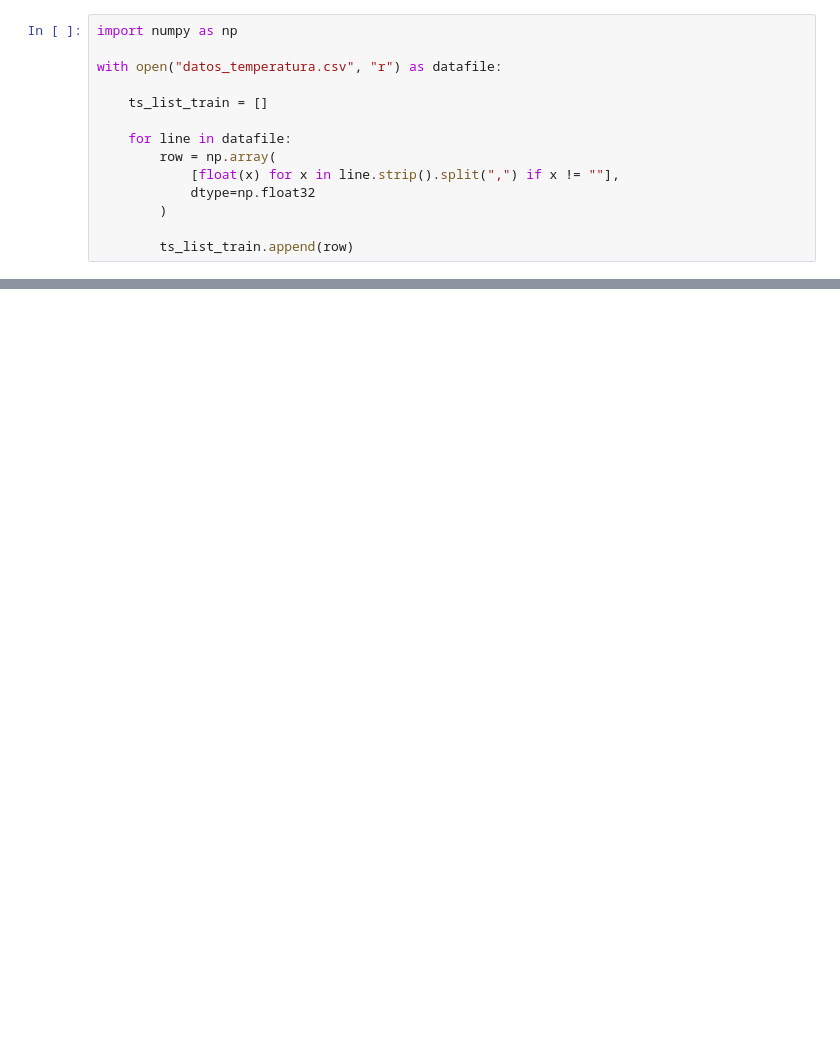
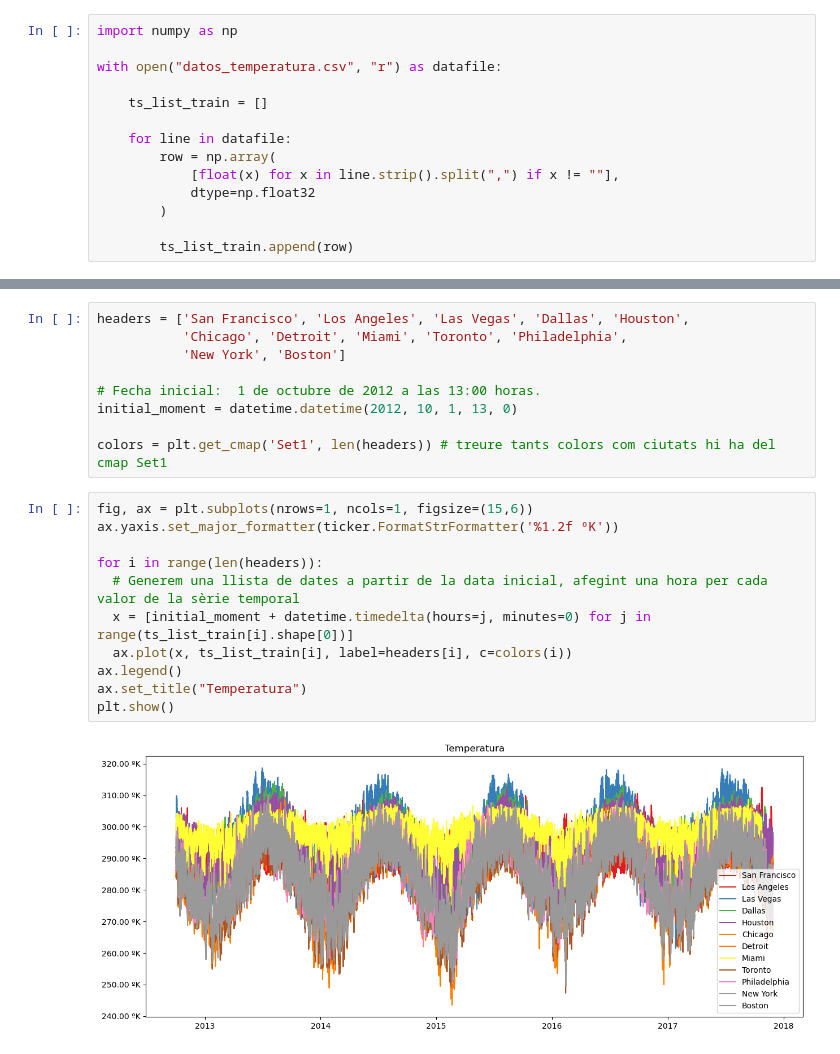
Before and after one commit to Triis98/DissenyIAvaluacioDeModels, a Jupyter notebook: apunts/documents/series_temporals/series_temporals.ipynb, the cells around one changed output, grey strips where cells are left out. Drawn from its saved outputs; the diff is of its cells as text; blank space fills up the shorter version.

Commit message:
series temporals

```diff
--- a/apunts/documents/series_temporals/series_temporals.ipynb
+++ b/apunts/documents/series_temporals/series_temporals.ipynb
@@ -41,0 +60,22 @@ En l'exemple anterior esten en format ample.
+# %%
+headers = ['San Francisco', 'Los Angeles', 'Las Vegas', 'Dallas', 'Houston',
+           'Chicago', 'Detroit', 'Miami', 'Toronto', 'Philadelphia',
+           'New York', 'Boston']
+
+# Fecha inicial:  1 de octubre de 2012 a las 13:00 horas.
+initial_moment = datetime.datetime(2012, 10, 1, 13, 0)
+
+colors = plt.get_cmap('Set1', len(headers)) # treure tants colors com ciutats hi ha del cmap Set1
+# %%
+fig, ax = plt.subplots(nrows=1, ncols=1, figsize=(15,6))
+ax.yaxis.set_major_formatter(ticker.FormatStrFormatter('%1.2f ºK'))
+
+for i in range(len(headers)):
+  # Generem una llista de dates a partir de la data inicial, afegint una hora per cada valor de la sèrie temporal
+  x = [initial_moment + datetime.timedelta(hours=j, minutes=0) for j in range(ts_list_train[i].shape[0])]
+  ax.plot(x, ts_list_train[i], label=headers[i], c=colors(i))
+ax.legend()
+ax.set_title("Temperatura")
+plt.show()
+# %% [output]
+[figure, added]
```
Also changed, not shown: parts of 14 cells of this notebook, 1 other file.
